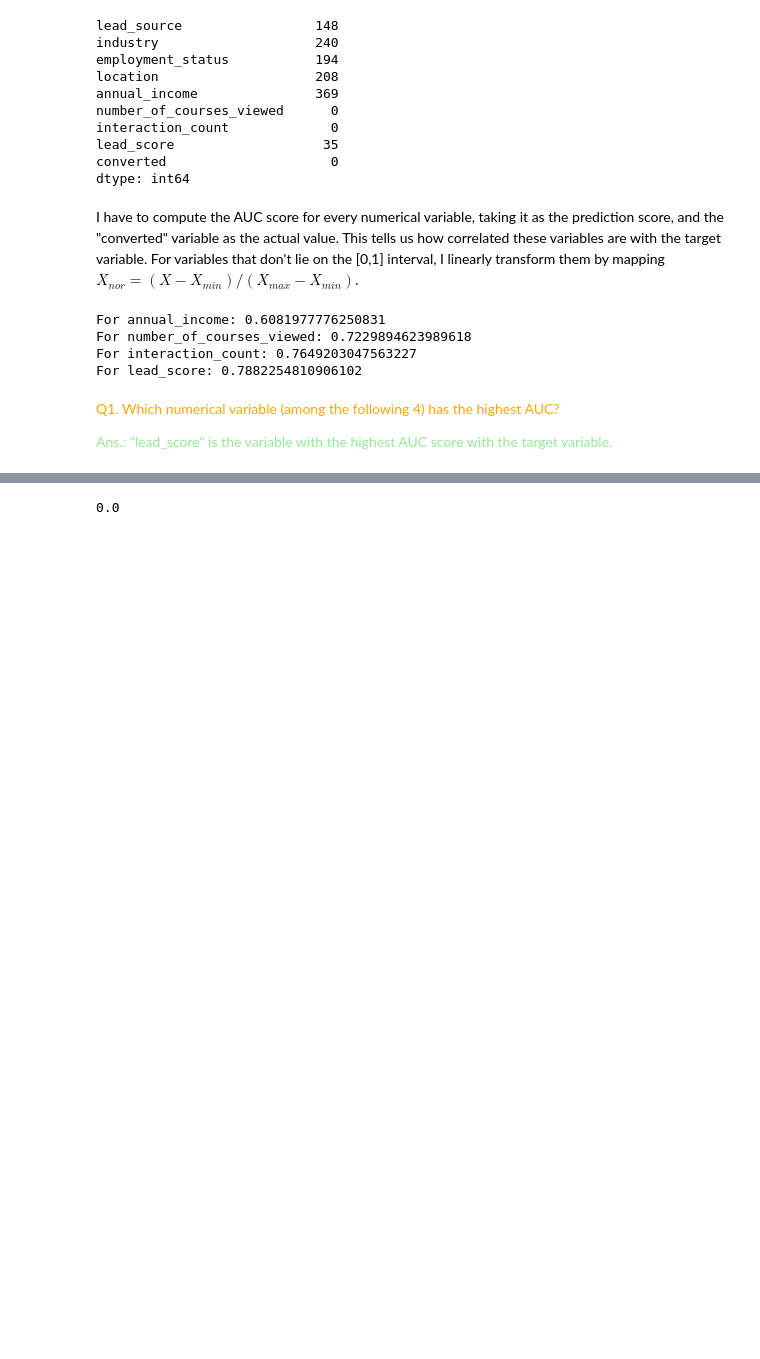
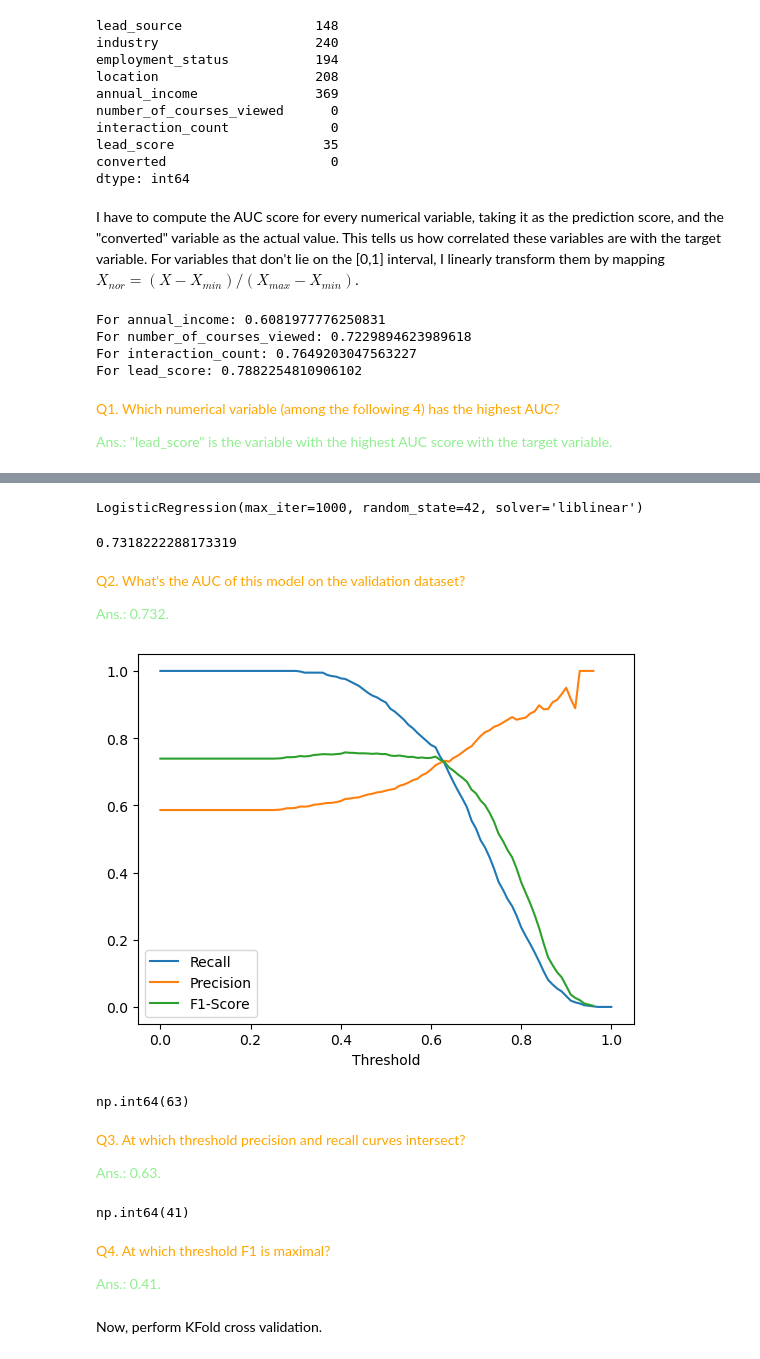
Before and after one commit to martinjimenez388/Road_to_alternatives, a Jupyter notebook: Hwk_MLZoomCamp_4.ipynb, the cells around one changed output, grey strips where cells are left out. Cells and saved outputs as stored; diff of their text form; code cells hidden in the pictures; blank space fills up the shorter version.

```diff
--- a/Hwk_MLZoomCamp_4.ipynb
+++ b/Hwk_MLZoomCamp_4.ipynb
@@ -83,5 +83,75 @@ Other way
 # %%
-var = df.select_dtypes(include=['number']).columns[0]
-df_train[var].min()
+# One-hot encoding
+dv = DictVectorizer(sparse=False)
+
+train_dict = df_train.drop(['converted'], axis=1).to_dict(orient='records')
+X_train = dv.fit_transform(train_dict)
+
+val_dict = df_val.drop(['converted'], axis=1).to_dict(orient='records')
+X_val = dv.transform(val_dict)
+
+test_dict = df_test.drop(['converted'], axis=1).to_dict(orient='records')
+X_test = dv.transform(test_dict)
-# %% [output]
-0.0
+# %%
+model = linear_model.LogisticRegression(solver='liblinear', C=1.0, max_iter=1000)
+model.fit(X_train, df_train.converted)
+# %% [output]
+LogisticRegression(max_iter=1000, random_state=42, solver='liblinear')
+# %%
+y_pred = model.predict_proba(X_val)[:,1]
+roc_auc_score(df_val.converted, y_pred)
+# %% [output]
+0.7318222288173319
+# %% [markdown]
+<span style="color: orange">Q2. What's the AUC of this model on the validation dataset?</span>
+
+<span style="color: lightgreen">Ans.: 0.732.</span>
+# %%
+scores = []
+for t in np.arange(0., 1.001, 0.01):
+    # The true positives
+    TrPos = ((df_val["converted"] == 1) & (y_pred > t)).sum()
+
+    # The true negatives
+    TrNeg = ((df_val["converted"] == 0) & (y_pred < t)).sum()
+
+    # The false positives
+    FlPos = ((df_val["converted"] == 0) & (y_pred > t)).sum()
+
+    # The false negatives
+    FlNeg = ((df_val["converted"] == 1) & (y_pred < t)).sum()
+
+    scores.append((t, TrPos, TrNeg, FlPos, FlNeg))
+
+scores = pd.DataFrame(scores, columns = ['threshold', 'tp', 'tn', 'fp', 'fn'])
+# %%
+Rec = scores["tp"]/(scores["tp"] + scores["fn"])
+Pre = scores["tp"]/(scores["tp"] + scores["fp"])
+F1sc = 2*Rec*Pre/(Rec + Pre)
+
+plt.plot(scores["threshold"], Rec, label="Recall")
+plt.plot(scores["threshold"], Pre, label="Precision")
+plt.plot(scores["threshold"], F1sc, label="F1-Score")
+plt.xlabel("Threshold")
+plt.legend()
+plt.show()
+# %% [output]
+[figure, added]
+# %%
+np.argmin(np.abs(Pre - Rec))
+# %% [output]
+np.int64(63)
+# %% [markdown]
+<span style="color: orange">Q3. At which threshold precision and recall curves intersect?</span>
+
+<span style="color: lightgreen">Ans.: 0.63.</span>
+# %%
+np.argmax(F1sc)
+# %% [output]
+np.int64(41)
+# %% [markdown]
+<span style="color: orange">Q4. At which threshold F1 is maximal?</span>
+
+<span style="color: lightgreen">Ans.: 0.41.</span>
+# %% [markdown]
+Now, perform KFold cross validation.
```
Also changed, not shown: parts of 6 cells of this notebook.
